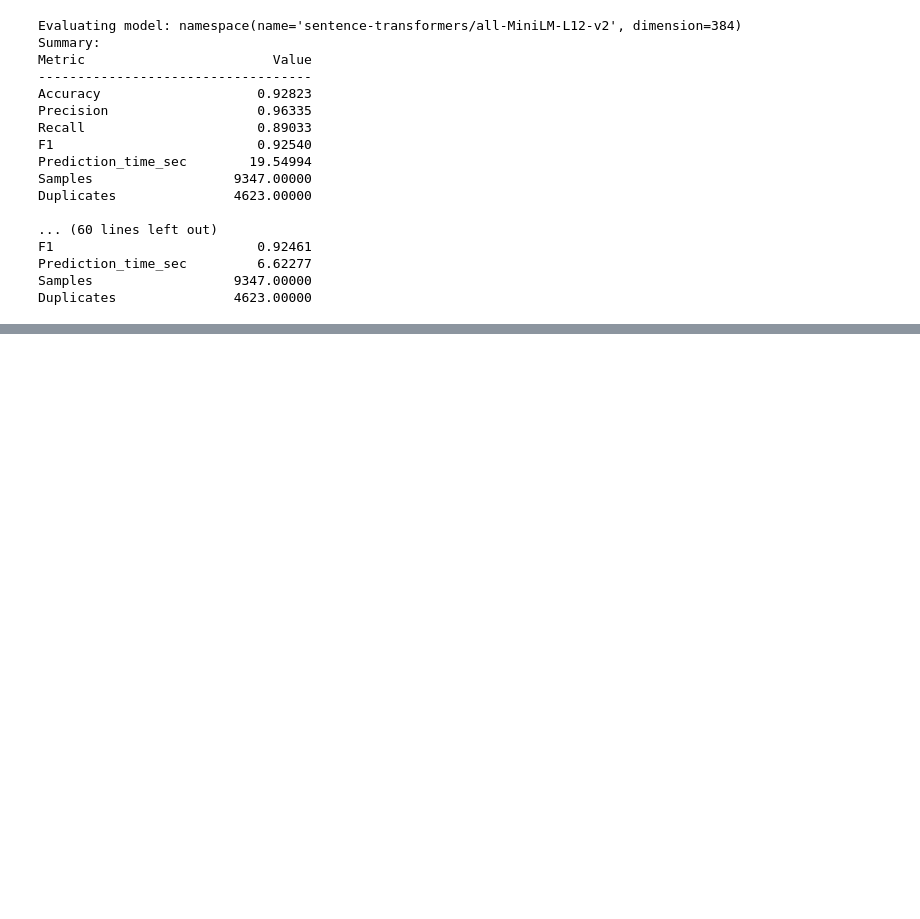
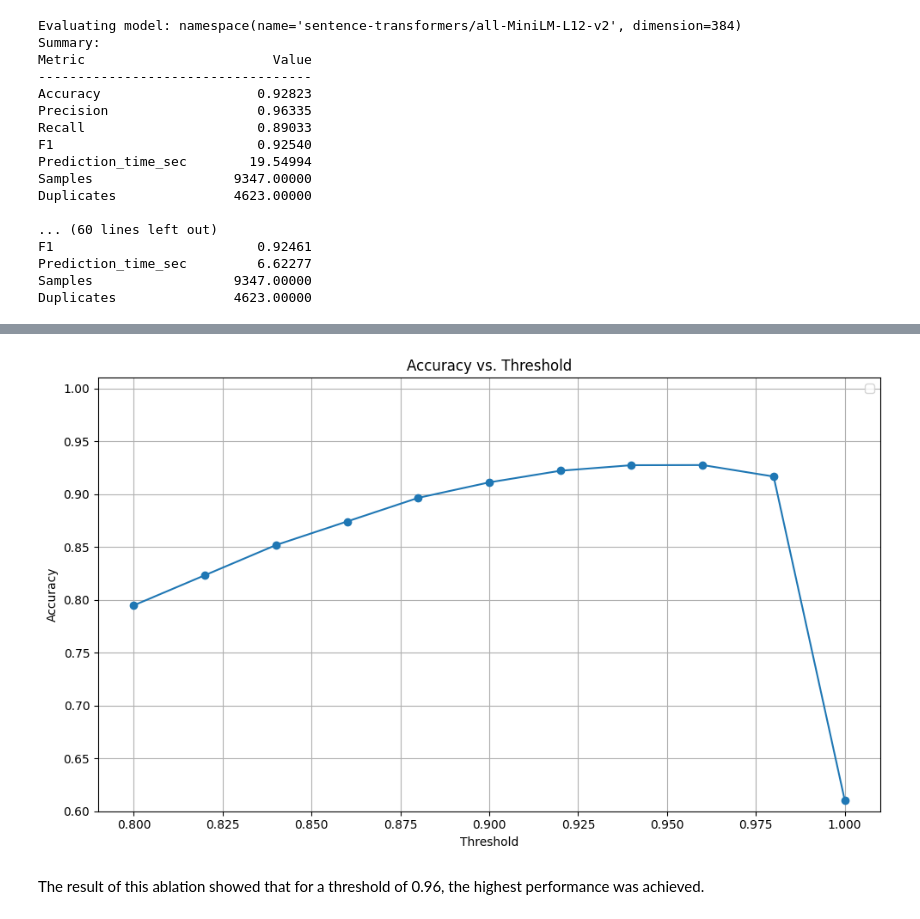
Before and after one commit to michalszc/dupli-gone, a Jupyter notebook: embeddings/implementation.ipynb, the cells around one changed output, grey strips where cells are left out. Cells and saved outputs as stored; diff of their text form; code cells hidden in the pictures; blank space fills up the shorter version.

Commit message:
Performed ablation study on sensitivity to threshold

```diff
--- a/embeddings/implementation.ipynb
+++ b/embeddings/implementation.ipynb
@@ -18,12 +20,15 @@ from sentence_transformers import SentenceTransformer
 from utils import *
 # %%
 df = prepare_dataset()
+# %%
+texts = df['abstract'].to_list()
+labels = df['label'].to_list()
 # %%
 class EmbeddingDeduplicator:
     '''
     A class to deduplicate text embeddings using FAISS.
     '''
-    def __init__(self, model_name: str = 'sentence-transformers/all-MiniLM-L6-v2', dimension: int = 384, top_k: int = 5, threshold: float = 0.85):
+    def __init__(self, model_name: str = 'sentence-transformers/all-MiniLM-L6-v2', dimension: int = 384, top_k: int = 3, threshold: float = 0.85):
         self.model = SentenceTransformer(model_name, cache_folder='.cache')
         self.dimension = dimension
         self.top_k = top_k
@@ -75,7 +80,7 @@ for model in models:
     print(f'Evaluating model: {model}')
     deduplicator = EmbeddingDeduplicator(model_name=model.name, dimension=model.dimension, threshold=0.95, top_k=3)
     benchmark = Benchmark(deduplicator)
-    benchmark.evaluate(df['abstract'].to_list(), df['label'], verbose=True)
+    benchmark.evaluate(texts, labels, verbose=True)
     print('\n')
 # %% [output]
 Evaluating model: namespace(name='sentence-transformers/all-MiniLM-L12-v2', dimension=384)
@@ -97,0 +107,32 @@ Duplicates               4623.00000
+# %%
+thresholds = np.linspace(0.80, 1.00, 11)  # [0.80, 0.82, ..., 1.00]
+
+results = []
+
+for threshold in tqdm(thresholds, desc=f'Processing thresholds'):
+    deduplicator = EmbeddingDeduplicator(
+        model_name='sentence-transformers/paraphrase-MiniLM-L3-v2',
+        dimension=384,
+        threshold=threshold,
+        top_k=3
+    )
+    benchmark = Benchmark(deduplicator)
+    metrics = benchmark.evaluate(texts, labels, verbose=False)
+    results.append(metrics['accuracy'])
+# %%
+plt.figure(figsize=(10, 6))
+
+plt.plot(thresholds, results, marker='o')
+
+plt.title('Accuracy vs. Threshold')
+plt.xlabel('Threshold')
+plt.ylabel('Accuracy')
+plt.ylim(0.60, 1.01)
+plt.grid(True)
+plt.legend()
+plt.tight_layout()
+plt.show()
+# %% [output]
+[figure, added]
+# %% [markdown]
+The result of this ablation showed that for a threshold of 0.96, the highest performance was achieved.
```
Also changed, not shown: parts of 2 cells of this notebook.
